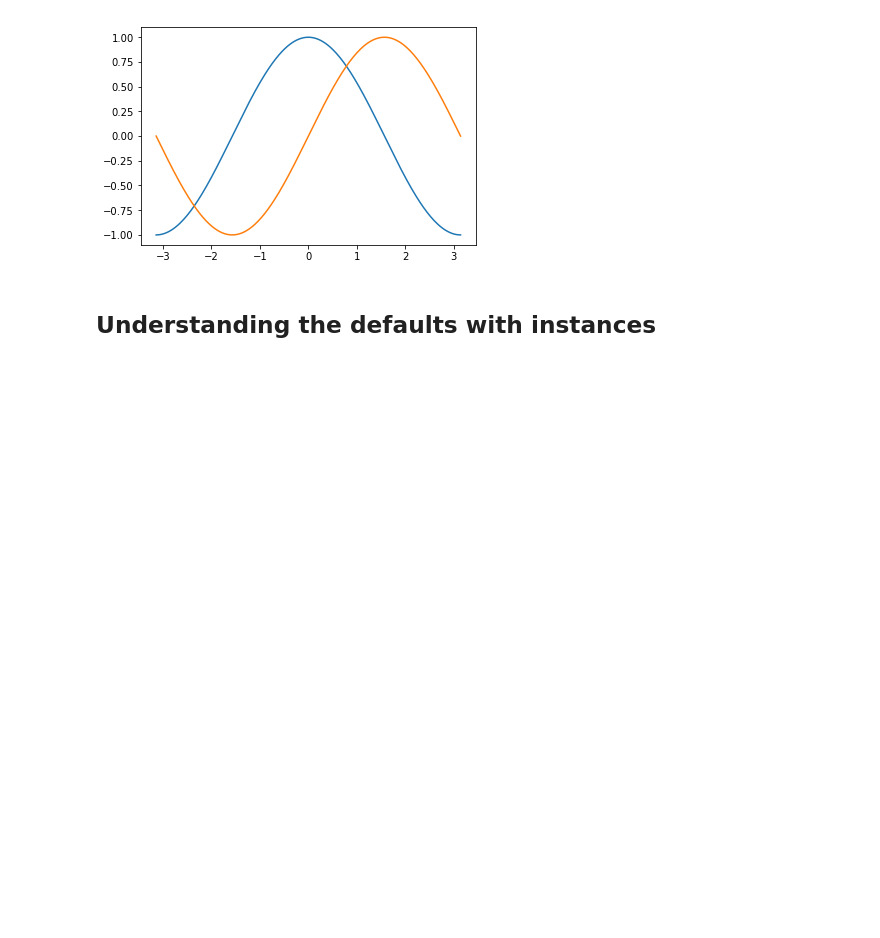
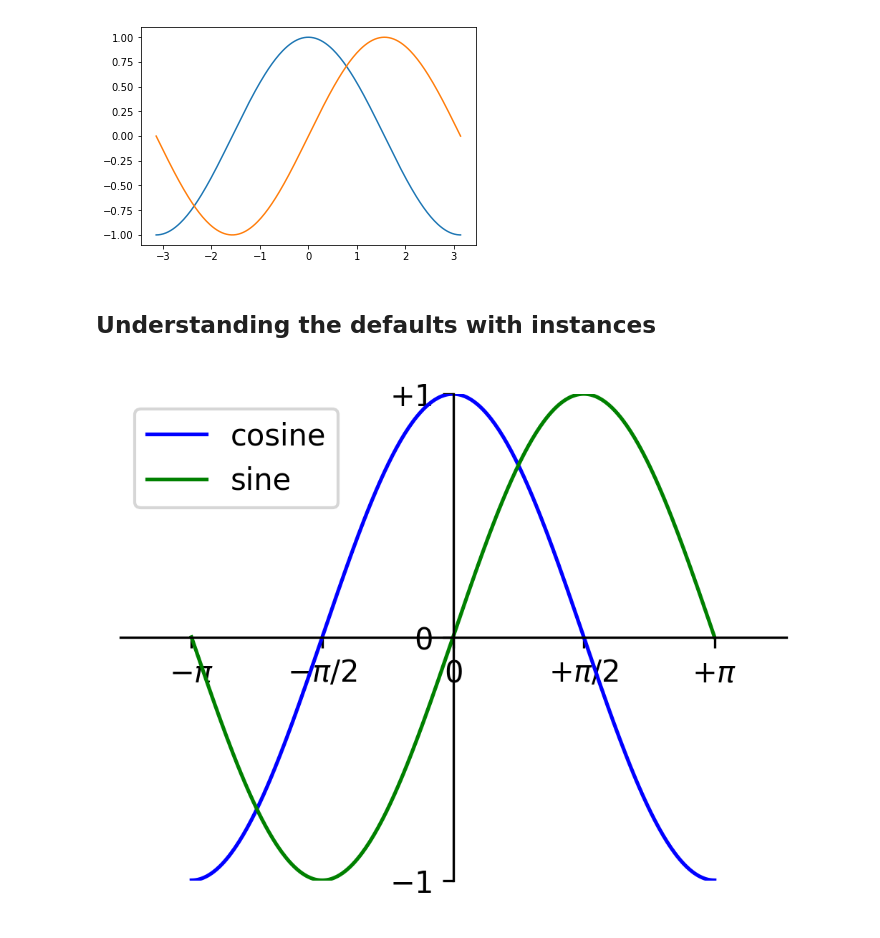
Before and after one commit to Accio/learn-scipy, a Jupyter notebook: 1.4/Matplotlib.ipynb, the cells around one changed output. Cells and saved outputs as stored; diff of their text form; code cells hidden in the pictures; blank space fills up the shorter version.

Commit message:
update legend

```diff
--- a/1.4/Matplotlib.ipynb
+++ b/1.4/Matplotlib.ipynb
@@ -33,43 +33,47 @@ X = np.linspace(-np.pi, np.pi, 256, endpoint=True)
 C, S = np.cos(X), np.sin(X)
 
 # Plot cosine with a blue continuous line of width 1.25 (pixels)
-plt.plot(X, C, color="blue", linewidth=1.25, linestyle="-")
+plt.plot(X, C, color="blue", linewidth=1.25, linestyle="-", label="cosine")
 
 # Plot sine with a green continuous line of width 1.25 (pixels)
-plt.plot(X, S, color="green", linewidth=1.25, linestyle="-")
+plt.plot(X, S, color="green", linewidth=1.25, linestyle="-", label="sine")
+
+plt.legend(loc='upper left')
+
+# Move spines
+ax = plt.gca()  # gca stands for 'get current axis'
+ax.spines['right'].set_color('none')
+ax.spines['top'].set_color('none')
+ax.xaxis.set_ticks_position('bottom')
+ax.spines['bottom'].set_position(('data',0))
+ax.yaxis.set_ticks_position('left')
+ax.spines['left'].set_position(('data',0))
 
 # Set x limits
 plt.xlim(-4.0, 4.0)
 
 # Set x ticks
 # plt.xticks(np.linspace(-4, 4, 9, endpoint=True))
 plt.xticks([-np.pi, -np.pi/2, 0, np.pi/2, np.pi])
 plt.xticks([-np.pi, -np.pi/2, 0, np.pi/2, np.pi],
           [r'$-\pi$', r'$-\pi/2$', r'$0$', r'$+\pi/2$', r'$+\pi$'])
 
 # Set y limits
 plt.ylim(-1.0, 1.0)
 
 # Set y ticks
 # plt.yticks(np.linspace(-1, 1, 5, endpoint=True))
 plt.yticks([-1, 0, +1],
           [r'$-1$', r'$0$', r'$+1$'])
 
 # Set x/y lab
-plt.xlabel("Input")
-plt.ylabel("Transcendent")
-
-# Move spines
-ax = plt.gca()  # gca stands for 'get current axis'
-ax.spines['right'].set_color('none')
-ax.spines['top'].set_color('none')
-ax.xaxis.set_ticks_position('bottom')
-ax.spines['bottom'].set_position(('data',0))
-ax.yaxis.set_ticks_position('left')
-ax.spines['left'].set_position(('data',0))
+# plt.xlabel("Input")
+# plt.ylabel("Transcendent")
 
 # Save figure using 72 dots per inch
 plt.savefig("exercice_2.png", dpi=300)
 
 # Show result on screen
 plt.show()
+# %% [output]
+[figure, added]
```
